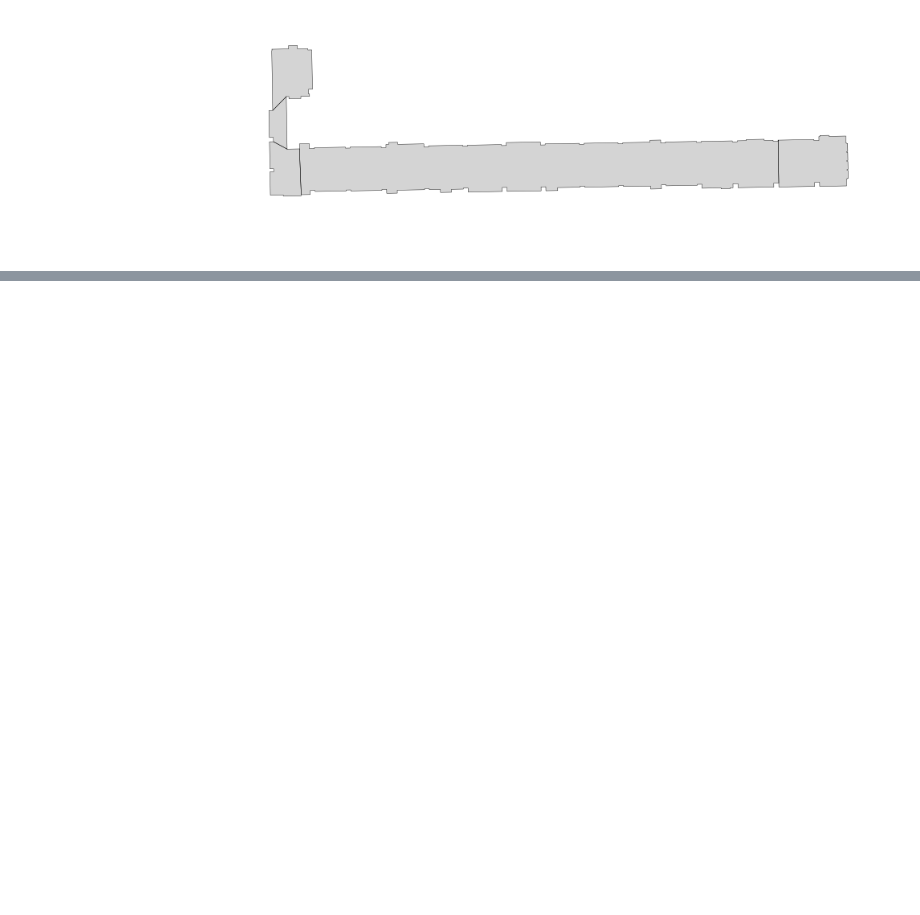
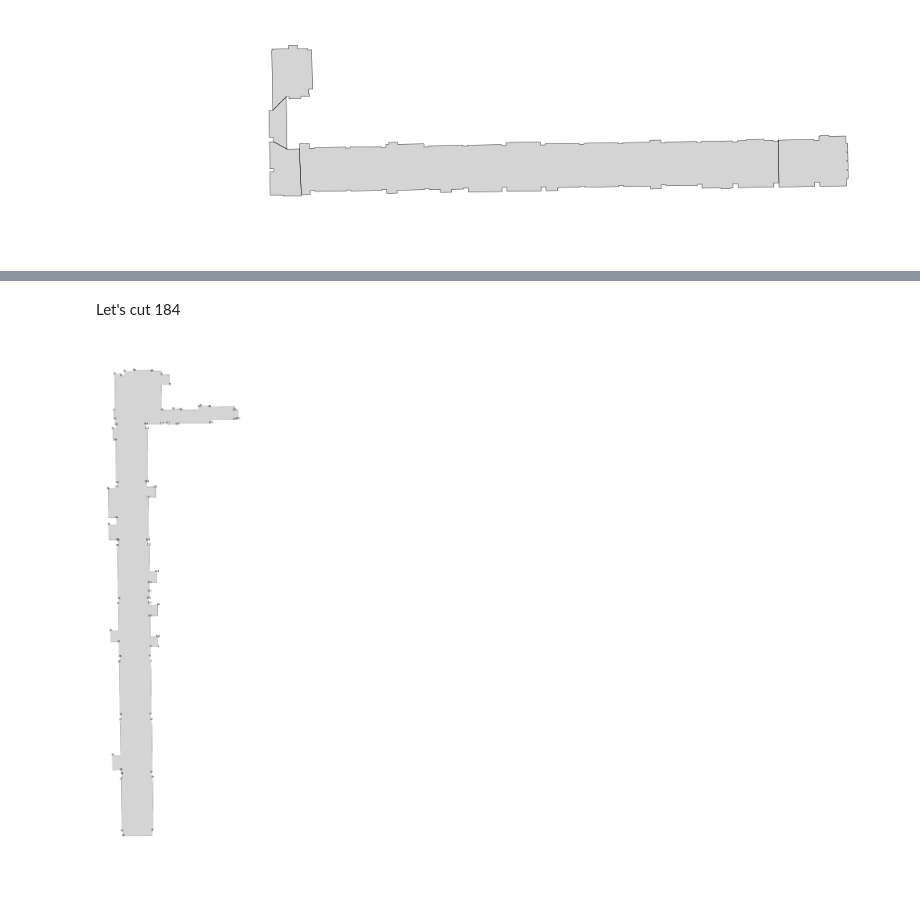
Before and after one commit to yonghah/geopandas-for-architecture, a Jupyter notebook: room connection using door info.ipynb, the cells around one changed output, grey strips where cells are left out. Cells and saved outputs as stored; diff of their text form; code cells hidden in the pictures; blank space fills up the shorter version.

```diff
--- a/room connection using door info.ipynb
+++ b/room connection using door info.ipynb
@@ -296,0 +306,22 @@ plt.show()
+# %% [markdown]
+Let's cut 184
+# %%
+rid = 184
+# cut_points = [(18,198), (19,194), (20,184), (83,119)]
+
+room = rooms.loc[rid]
+rpoly = room.geometry
+rbound = rpoly[0].boundary.coords
+
+fig, ax = plt.subplots()
+fig.set_size_inches(30, 30)
+ax.axison = False
+rooms[rooms.index == rid].plot(ax=ax, linewidth=0.3, color='#aaaaaa')
+ax.set_aspect('equal')
+for idx, row in enumerate(rbound):
+    if idx%2 == 0:
+        plt.annotate(s=idx, xy=row, horizontalalignment='center', fontsize=7)
+
+plt.show()
+# %% [output]
+[figure, added]
```
Also changed, not shown: parts of 18 cells of this notebook.
